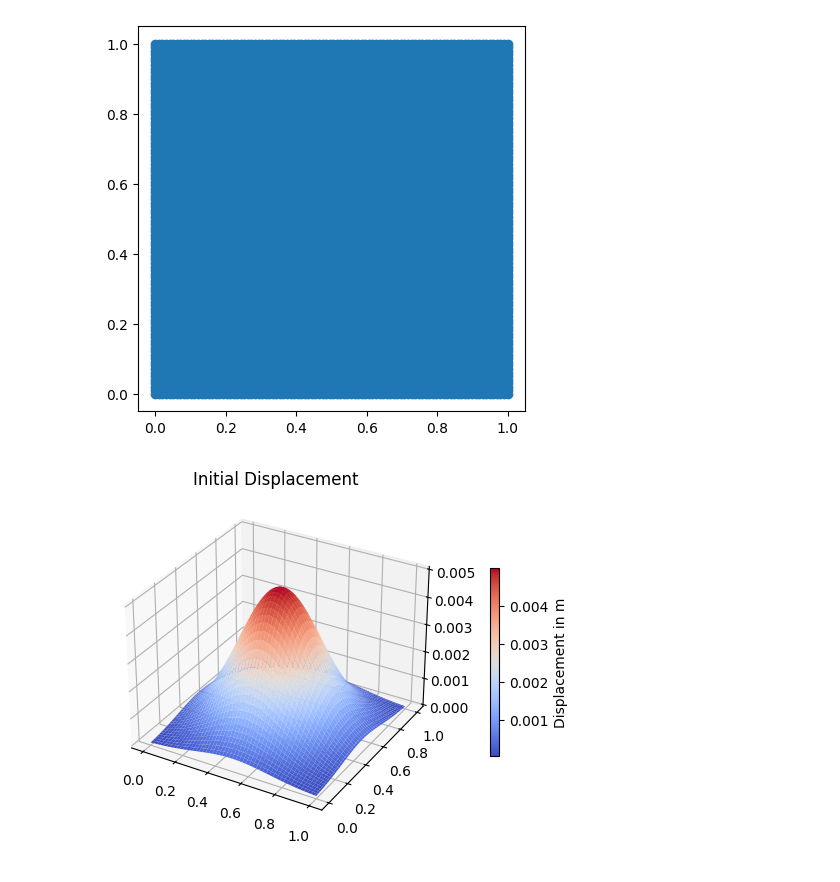
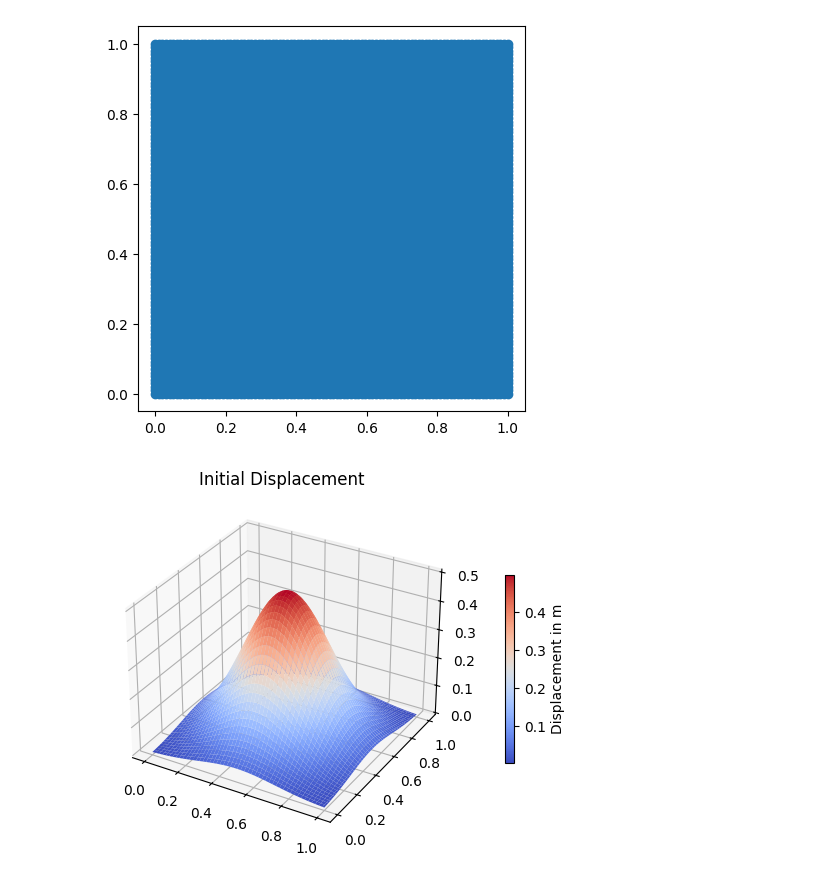
Before and after one commit to tharani2503/Mathematical-Modelling-of-Physical-Systems, a Jupyter notebook: Vibration_of_a_2D_Thin_Plate/Vibration_of_Thin_Plate.ipynb, the cells around one changed output. Saved outputs shown, nothing was run; the diff lists cells and outputs as text; code cells hidden in the pictures.

```diff
--- a/Vibration_of_a_2D_Thin_Plate/Vibration_of_Thin_Plate.ipynb
+++ b/Vibration_of_a_2D_Thin_Plate/Vibration_of_Thin_Plate.ipynb
@@ -44,22 +44,22 @@ plt.show()
 [figure]
 # %%
 ## Initial Condition
-Z=(np.exp(-((a-0.5)**2 + (b-0.5)**2)/0.1))/200
+Z=(np.exp(-((a-0.5)**2 + (b-0.5)**2)/0.1))/2
 Z_previ=Z
 Z_crnt=Z_previ
 Z_next=np.zeros([100,100])
 Z_displacement=[]
 ## Plot Initial Condition
 fig=plt.figure(figsize=(5,5))
 ax=fig.add_subplot(111, projection="3d")
 surf=ax.plot_surface(a,b,Z,cmap="coolwarm")
 fig.colorbar(surf,ax=ax,label="Displacement in m",shrink=0.4,pad=0.1)
 
 plt.title("Initial Displacement")
 plt.tight_layout()
 plt.show()
 # %% [output]
-[figure, old version]
+[figure, new version]
 # %%
 ## Solve the Equation with Central Difference Method
 for t in range(0,int(tot_time/delt)):
```
Also changed, not shown: parts of 4 cells of this notebook, 5 other files.
